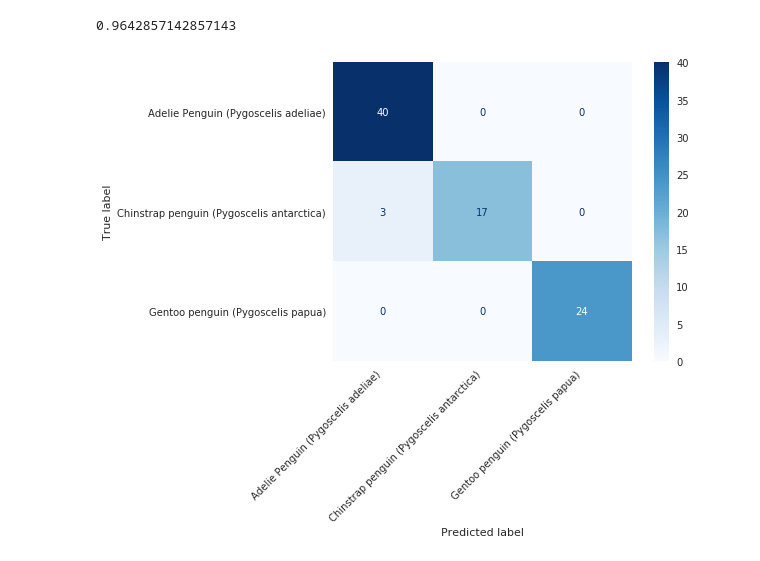
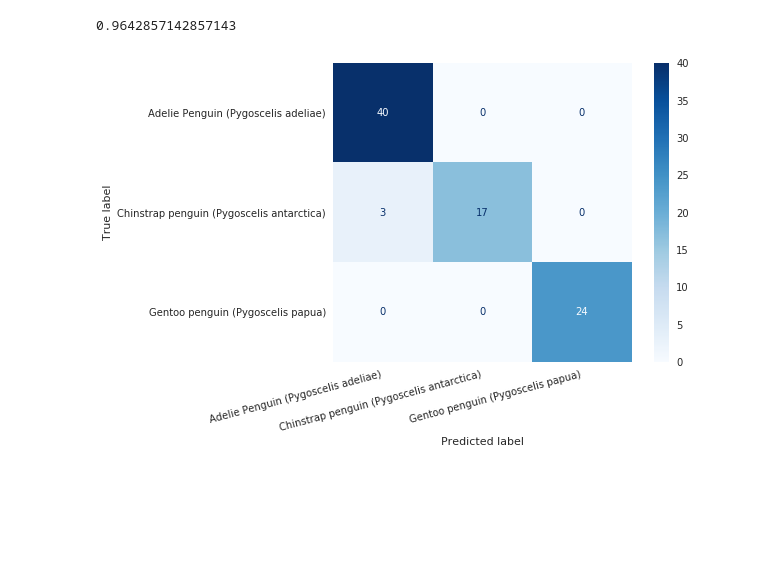
Before and after one commit to prasys/sklearn_tutorial, a Jupyter notebook: notebooks/06.1-Practice-Penguins.ipynb, the cells around one changed output. Cells and saved outputs as stored; diff of their text form; code cells hidden in the pictures; blank space fills up the shorter version.

```diff
--- a/notebooks/06.1-Practice-Penguins.ipynb
+++ b/notebooks/06.1-Practice-Penguins.ipynb
@@ -267,8 +276,8 @@ accuracy_score(ytest, ypred)
 # %%
 plot_confusion_matrix(model, Xtest, ytest, cmap=plt.cm.Blues)
 plt.grid(False)
 plt.yticks([0, 1, 2], labels=penguins.target_names)
-plt.xticks([0, 1, 2], labels=penguins.target_names, rotation=45, ha="right");
+plt.xticks([0, 1, 2], labels=penguins.target_names, rotation=15, ha="right");
 # %% [output]
-[figure, old version]
+[figure, new version]
 # %%
```
Also changed, not shown: parts of 10 cells of this notebook.
